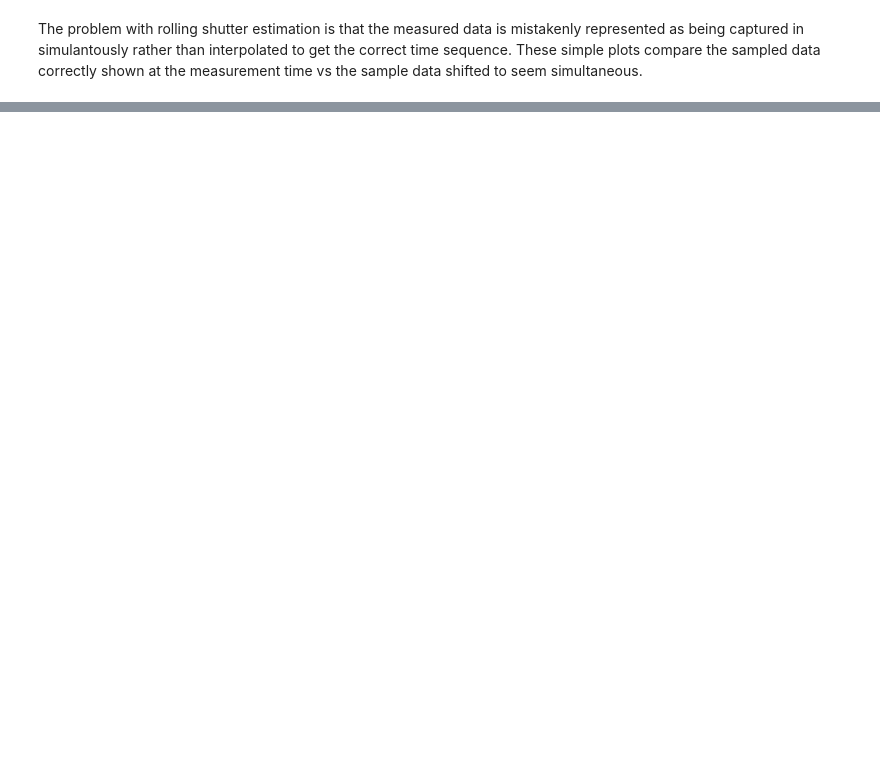
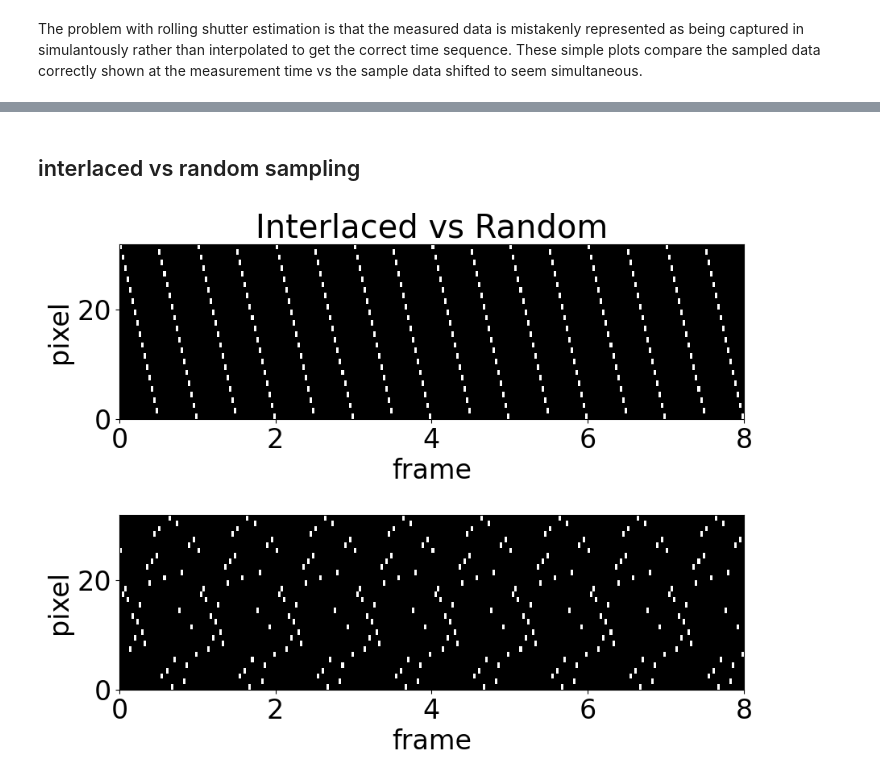
Before and after one commit to arizonaCameraLab/computationalImaging, a Jupyter notebook: samplingDesign/ShutterEffects.ipynb, the cells around one changed output, grey strips where cells are left out. Cells and saved outputs as stored; diff of their text form; code cells hidden in the pictures; blank space fills up the shorter version.

```diff
--- a/samplingDesign/ShutterEffects.ipynb
+++ b/samplingDesign/ShutterEffects.ipynb
@@ -150,0 +151,24 @@ plt.savefig('shutterDisplay.png')
+# %% [markdown]
+## interlaced vs random sampling
+# %%
+rs=np.transpose(circulant(np.hstack((np.ones(1),np.zeros(31)))))
+irs=np.zeros((32,32))
+irs[::2,:]=rs[0:16,:]
+irs[1::2,:]=rs[16:32,:]
+rrs=rs[np.random.permutation(range(32)),:]
+for pip in range(3):
+  irs=np.hstack((irs,irs))
+  rrs=np.hstack((rrs,rrs))
+plt.figure(figsize=(10,8))
+plt.subplot(2,1,1)
+plt.imshow(irs, cmap='gray', aspect=.07, extent=[0,8,0,32])
+plt.xlabel('frame')
+plt.ylabel('pixel')
+plt.title('Interlaced vs Random')
+plt.subplot(2,1,2)
+plt.imshow(rrs, cmap='gray', aspect=.07, extent=[0,8,0,32])
+plt.xlabel('frame')
+plt.ylabel('pixel')
+plt.savefig('interlacedVsRandom.png')
+# %% [output]
+[figure, added]
```
Also changed, not shown: parts of 2 cells of this notebook.
